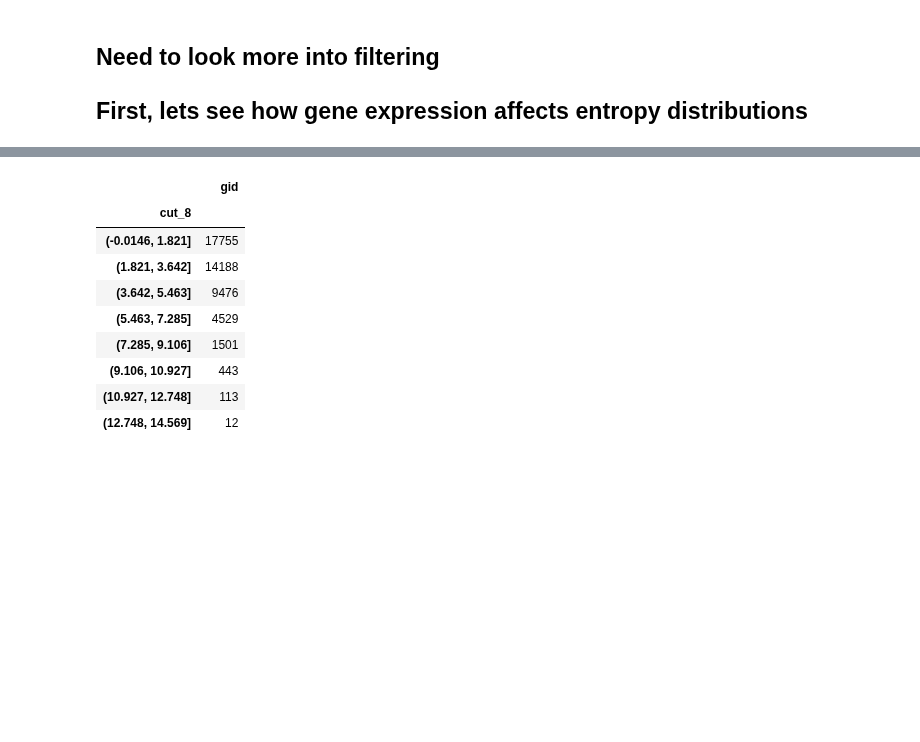
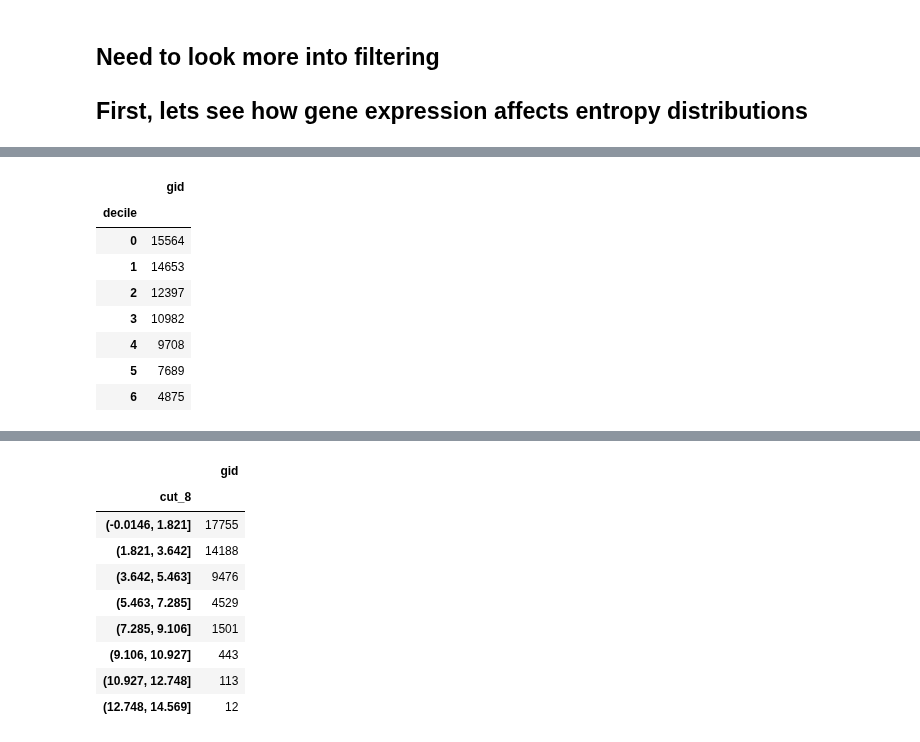
Before and after one commit to fairliereese/240903_pt, a Jupyter notebook: analysis/entropy_3.ipynb, the cells around one changed output, grey strips where cells are left out. Drawn from its saved outputs; the diff is of its cells as text; code cells hidden in the pictures; blank space fills up the shorter version.

```diff
--- a/analysis/entropy_3.ipynb
+++ b/analysis/entropy_3.ipynb
@@ -306,3 +306,15 @@ sns.violinplot(e_df, x='decile', y='norm_entropy')
+# %%
+gene_df[['decile', 'gid']].groupby('decile').nunique()
+# %% [output]
+|  | gid |
+| decile |  |
+| 0 | 15564 |
+| 1 | 14653 |
+| 2 | 12397 |
+| 3 | 10982 |
+| 4 | 9708 |
+| 5 | 7689 |
+| 6 | 4875 |
 # %%
 # plot entropy values by different gene expression deciles
 # look at gene counts per decile
```
Also changed, not shown: parts of 12 cells of this notebook.
